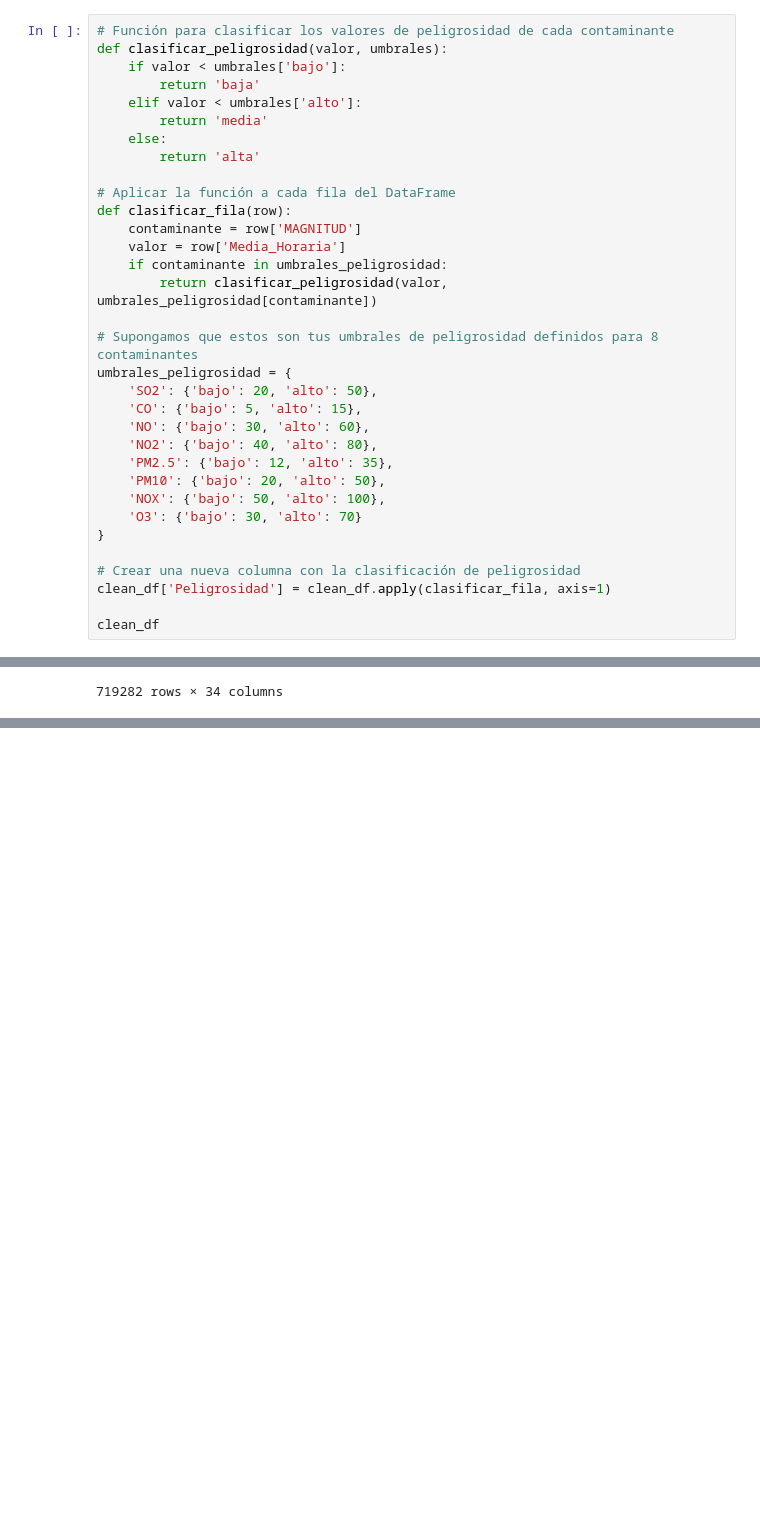
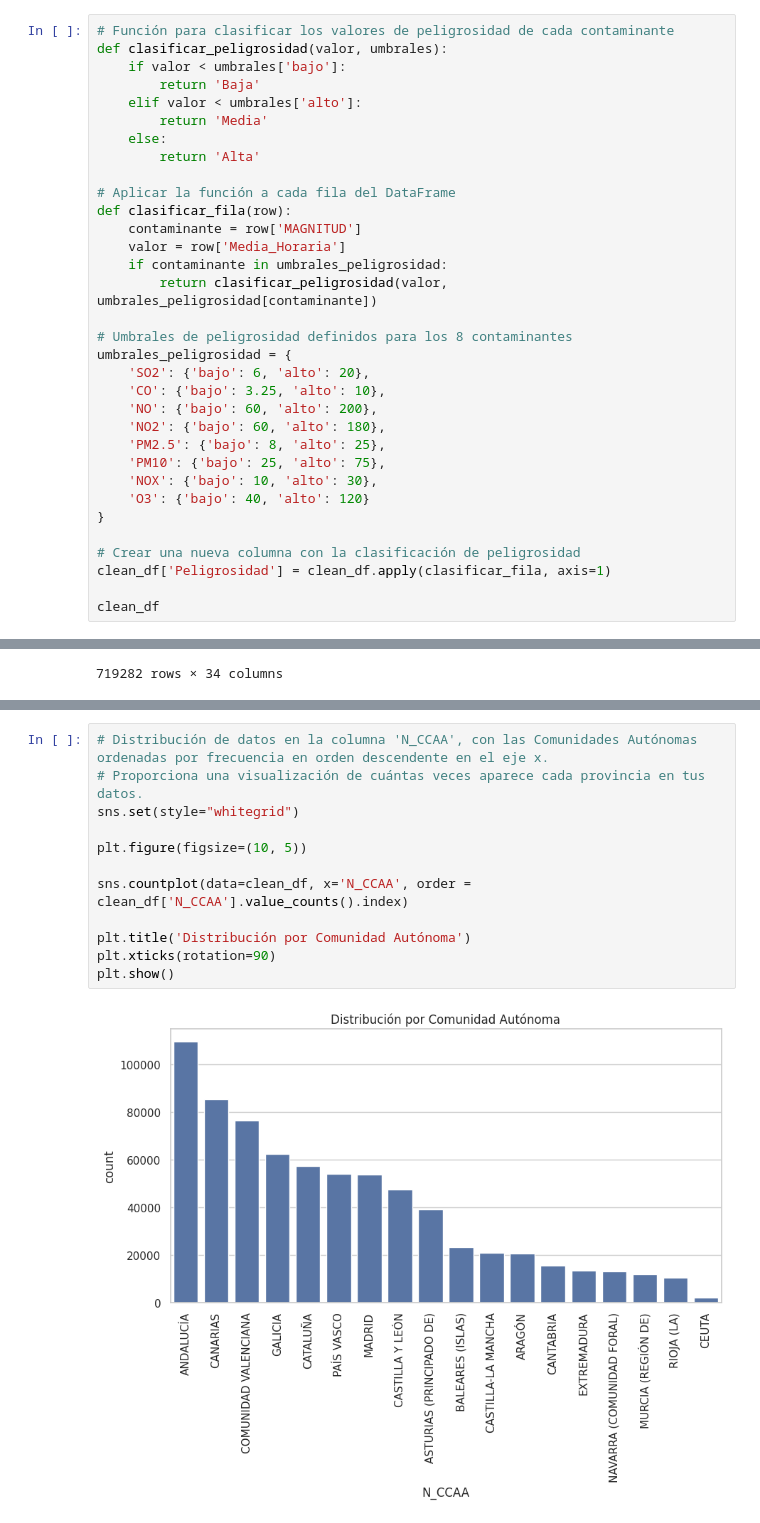
Before and after one commit to Pilizmt/Final-project-air-quality, a Jupyter notebook: src/EDA.ipynb, the cells around one changed output, grey strips where cells are left out. Saved outputs shown, nothing was run; the diff lists cells and outputs as text; blank space fills up the shorter version.

```diff
--- a/src/EDA.ipynb
+++ b/src/EDA.ipynb
@@ -103,11 +81,11 @@ clean_df
 # Función para clasificar los valores de peligrosidad de cada contaminante
 def clasificar_peligrosidad(valor, umbrales):
     if valor < umbrales['bajo']:
-        return 'baja'
+        return 'Baja'
     elif valor < umbrales['alto']:
-        return 'media'
+        return 'Media'
     else:
-        return 'alta'
+        return 'Alta'
 
 # Aplicar la función a cada fila del DataFrame
 def clasificar_fila(row):
@@ -116,16 +94,16 @@ def clasificar_fila(row):
     if contaminante in umbrales_peligrosidad:
         return clasificar_peligrosidad(valor, umbrales_peligrosidad[contaminante])
 
-# Supongamos que estos son tus umbrales de peligrosidad definidos para 8 contaminantes
+# Umbrales de peligrosidad definidos para los 8 contaminantes
 umbrales_peligrosidad = {
-    'SO2': {'bajo': 20, 'alto': 50},
-    'CO': {'bajo': 5, 'alto': 15},
-    'NO': {'bajo': 30, 'alto': 60},
-    'NO2': {'bajo': 40, 'alto': 80},
-    'PM2.5': {'bajo': 12, 'alto': 35},
-    'PM10': {'bajo': 20, 'alto': 50},
-    'NOX': {'bajo': 50, 'alto': 100},
-    'O3': {'bajo': 30, 'alto': 70}
+    'SO2': {'bajo': 6, 'alto': 20},
+    'CO': {'bajo': 3.25, 'alto': 10},
+    'NO': {'bajo': 60, 'alto': 200},
+    'NO2': {'bajo': 60, 'alto': 180},
+    'PM2.5': {'bajo': 8, 'alto': 25},
+    'PM10': {'bajo': 25, 'alto': 75},
+    'NOX': {'bajo': 10, 'alto': 30},
+    'O3': {'bajo': 40, 'alto': 120}
 }
 
 # Crear una nueva columna con la clasificación de peligrosidad
@@ -148,0 +156,14 @@ clean_df
+# %%
+# Distribución de datos en la columna 'N_CCAA', con las Comunidades Autónomas ordenadas por frecuencia en orden descendente en el eje x.
+# Proporciona una visualización de cuántas veces aparece cada provincia en tus datos.
+sns.set(style="whitegrid")
+
+plt.figure(figsize=(10, 5))
+
+sns.countplot(data=clean_df, x='N_CCAA', order = clean_df['N_CCAA'].value_counts().index)
+
+plt.title('Distribución por Comunidad Autónoma')
+plt.xticks(rotation=90)
+plt.show()
+# %% [output]
+[figure, added]
```
Also changed, not shown: parts of 13 cells of this notebook.
